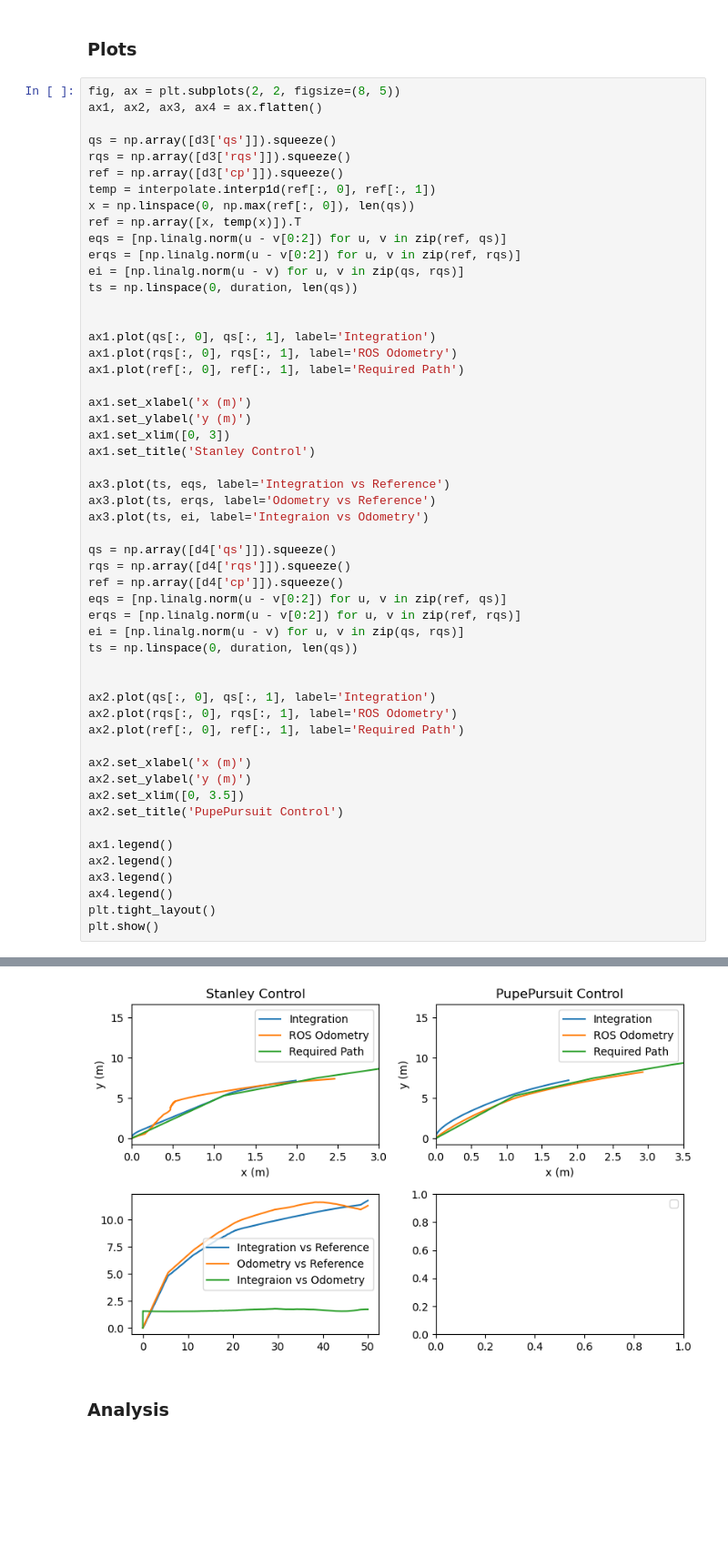
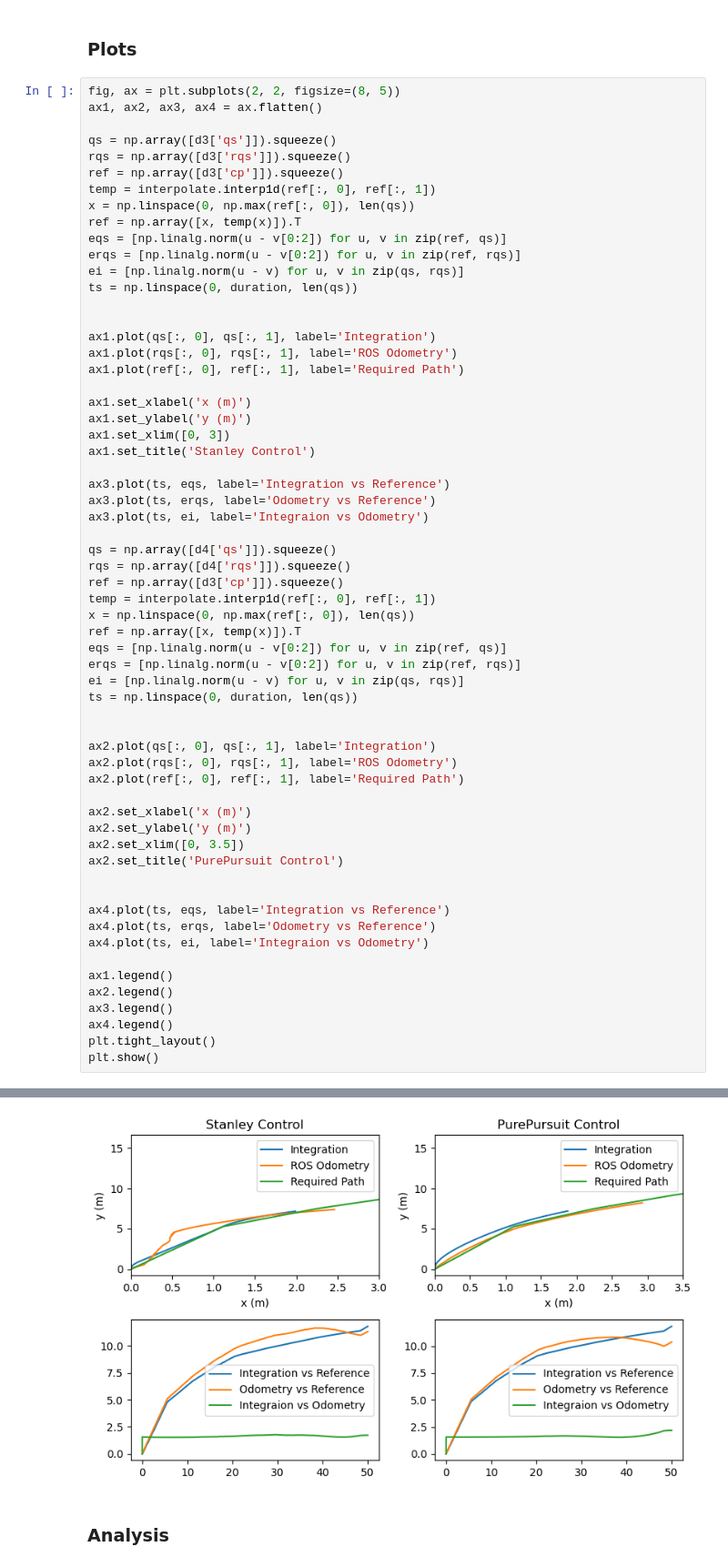
Before and after one commit to m8dotpie/amr.hw, a Jupyter notebook: hw3/report.ipynb, the cells around one changed output, grey strips where cells are left out. Shown: that part at 91% size. Cells and saved outputs as stored; diff of their text form; blank space fills up the shorter version.

```diff
--- a/hw3/report.ipynb
+++ b/hw3/report.ipynb
@@ -53,7 +63,10 @@ ax3.plot(ts, ei, label='Integraion vs Odometry')
 
 qs = np.array([d4['qs']]).squeeze()
 rqs = np.array([d4['rqs']]).squeeze()
-ref = np.array([d4['cp']]).squeeze()
+ref = np.array([d3['cp']]).squeeze()
+temp = interpolate.interp1d(ref[:, 0], ref[:, 1])
+x = np.linspace(0, np.max(ref[:, 0]), len(qs))
+ref = np.array([x, temp(x)]).T
 eqs = [np.linalg.norm(u - v[0:2]) for u, v in zip(ref, qs)]
 erqs = [np.linalg.norm(u - v[0:2]) for u, v in zip(ref, rqs)]
 ei = [np.linalg.norm(u - v) for u, v in zip(qs, rqs)]
@@ -67,7 +80,12 @@ ax2.plot(ref[:, 0], ref[:, 1], label='Required Path')
 ax2.set_xlabel('x (m)')
 ax2.set_ylabel('y (m)')
 ax2.set_xlim([0, 3.5])
-ax2.set_title('PupePursuit Control')
+ax2.set_title('PurePursuit Control')
+
+
+ax4.plot(ts, eqs, label='Integration vs Reference')
+ax4.plot(ts, erqs, label='Odometry vs Reference')
+ax4.plot(ts, ei, label='Integraion vs Odometry')
 
 ax1.legend()
 ax2.legend()
@@ -81,3 +97,3 @@ No artists with labels found to put in legend.  Note that artists whose label st
-[figure, old version]
+[figure, new version]
 # %% [markdown]
 ### Analysis
```
Also changed, not shown: parts of 9 cells of this notebook.
